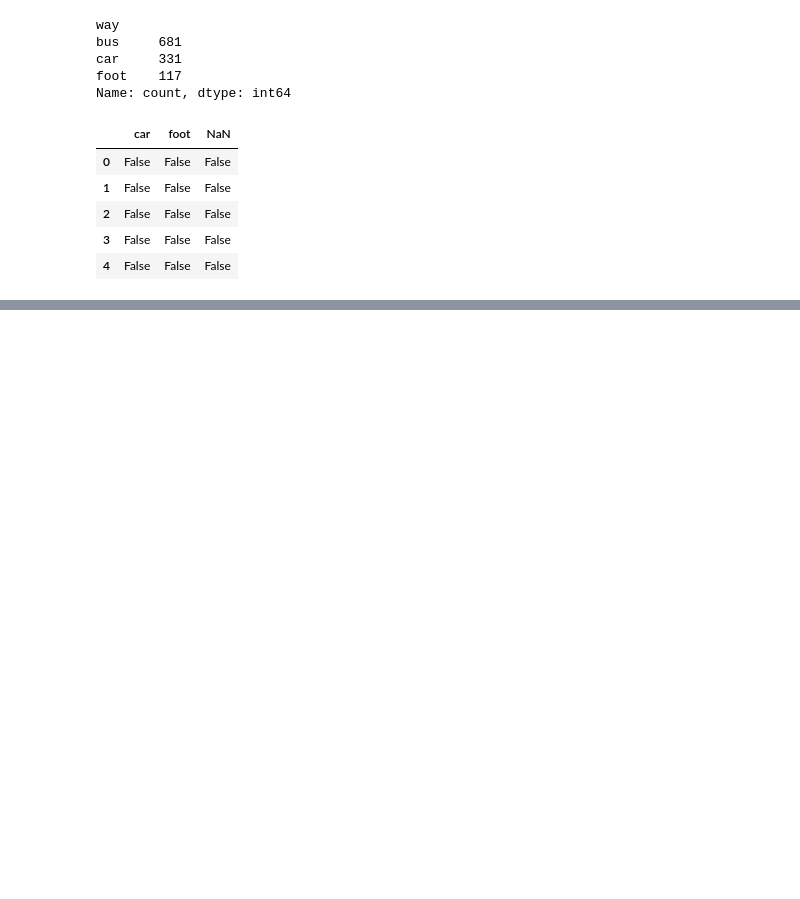
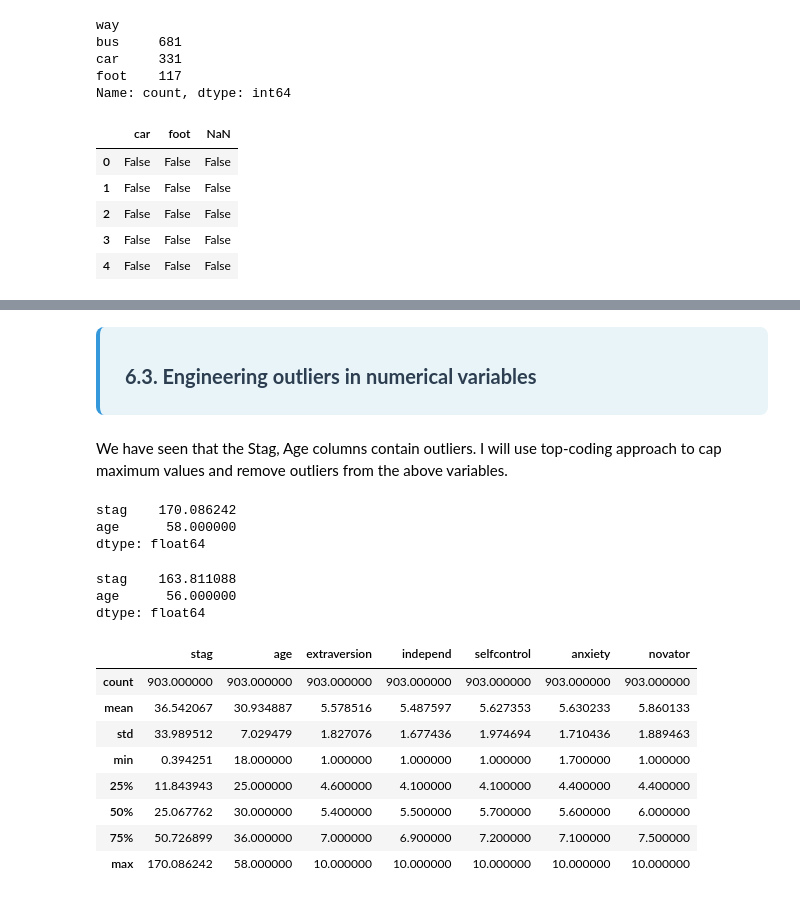
Before and after one commit to jathurT/Employee-Turnover-Prediction-ML, a Jupyter notebook: Logostic Regression Model.ipynb, the cells around one changed output, grey strips where cells are left out. Cells and saved outputs as stored; diff of their text form; code cells hidden in the pictures; blank space fills up the shorter version.

```diff
--- a/Logostic Regression Model.ipynb
+++ b/Logostic Regression Model.ipynb
@@ -534,0 +554,4 @@ print('Rainfall outliers are values < {lowerboundary} or > {upperboundary}'.form
+# %%
+X = df.drop(['event'], axis=1)
+
+y = df['event']
@@ -534,0 +562,4 @@ print('Rainfall outliers are values < {lowerboundary} or > {upperboundary}'.form
+# %%
+from sklearn.model_selection import train_test_split
+
+X_train, X_test, y_train, y_test = train_test_split(X, y, test_size = 0.2, random_state = 0)
@@ -534,0 +608,4 @@ print('Rainfall outliers are values < {lowerboundary} or > {upperboundary}'.form
+# %%
+# display numerical variables
+numerical = [col for col in X_train.columns if X_train[col].dtypes != 'O']
+numerical
@@ -534,0 +665,6 @@ print('Rainfall outliers are values < {lowerboundary} or > {upperboundary}'.form
+# %% [markdown]
+<div style="background-color: #e8f4f8; padding: 15px 25px; border-radius: 8px; box-shadow: 0 3px 6px rgba(0, 0, 0, 0.1); border-left: 4px solid #3498db; font-family: 'Arial', sans-serif; transition: all 0.3s ease;">
+    <h4 style="color: #2c3e50; font-size: 20px; font-weight: bold; margin: 0; padding-bottom: 8px;">6.3. Engineering outliers in numerical variables</h4>
+    </div>
+# %% [markdown]
+We have seen that the Stag, Age columns contain outliers. I will use top-coding approach to cap maximum values and remove outliers from the above variables.
@@ -534,0 +678,24 @@ print('Rainfall outliers are values < {lowerboundary} or > {upperboundary}'.form
+# %%
+X_train[['stag', 'age']].max()
+# %% [output]
+stag    170.086242
+age      58.000000
+dtype: float64
+# %%
+X_test[['stag', 'age']].max()
+# %% [output]
+stag    163.811088
+age      56.000000
+dtype: float64
+# %%
+X_train[numerical].describe()
+# %% [output]
+|  | stag | age | extraversion | independ | selfcontrol | anxiety | novator |
+| count | 903.000000 | 903.000000 | 903.000000 | 903.000000 | 903.000000 | 903.000000 | 903.000000 |
+| mean | 36.542067 | 30.934887 | 5.578516 | 5.487597 | 5.627353 | 5.630233 | 5.860133 |
+| std | 33.989512 | 7.029479 | 1.827076 | 1.677436 | 1.974694 | 1.710436 | 1.889463 |
+| min | 0.394251 | 18.000000 | 1.000000 | 1.000000 | 1.000000 | 1.700000 | 1.000000 |
+| 25% | 11.843943 | 25.000000 | 4.600000 | 4.100000 | 4.100000 | 4.400000 | 4.400000 |
+| 50% | 25.067762 | 30.000000 | 5.400000 | 5.500000 | 5.700000 | 5.600000 | 6.000000 |
+| 75% | 50.726899 | 36.000000 | 7.000000 | 6.900000 | 7.200000 | 7.100000 | 7.500000 |
+| max | 170.086242 | 58.000000 | 10.000000 | 10.000000 | 10.000000 | 10.000000 | 10.000000 |
```
Also changed, not shown: parts of 31 cells of this notebook.
